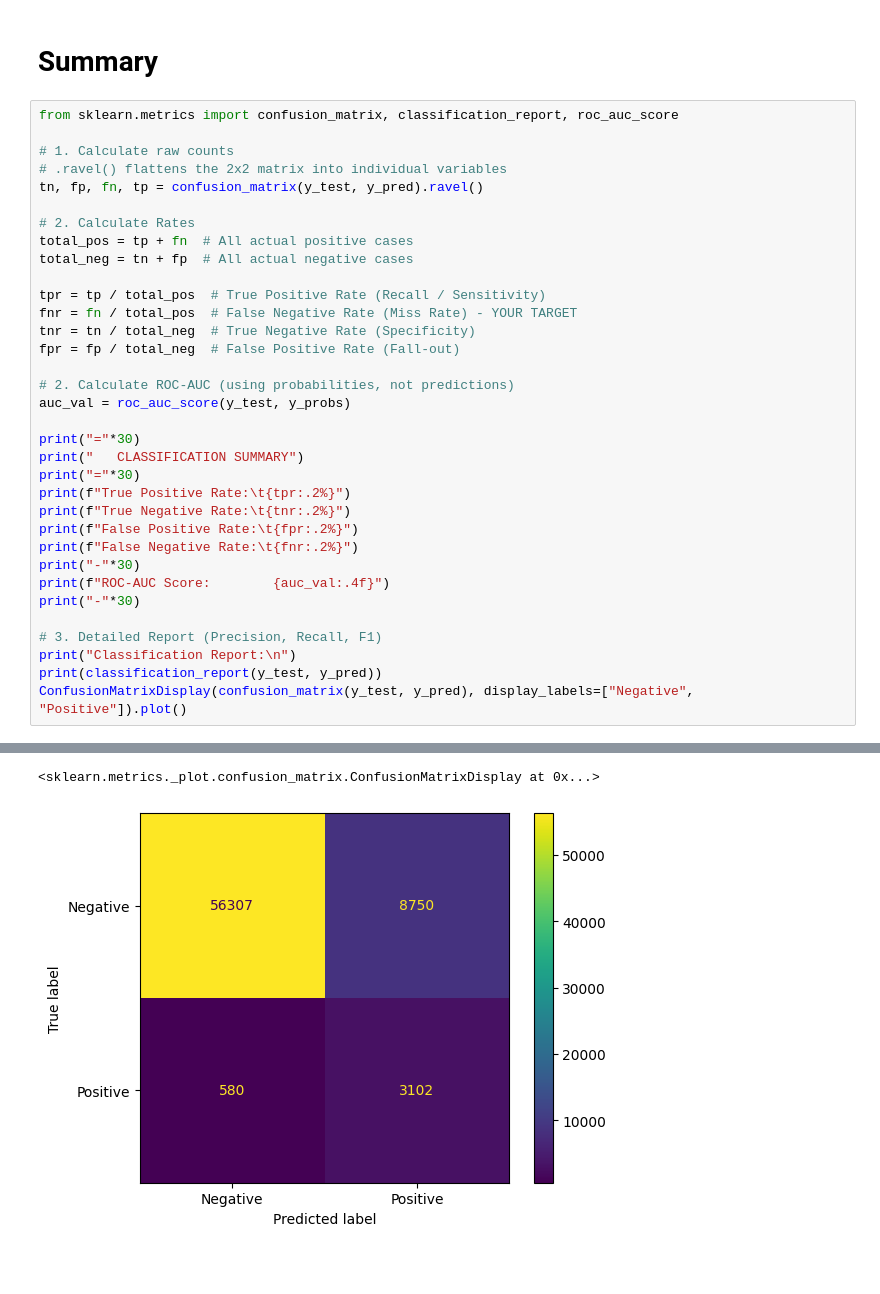
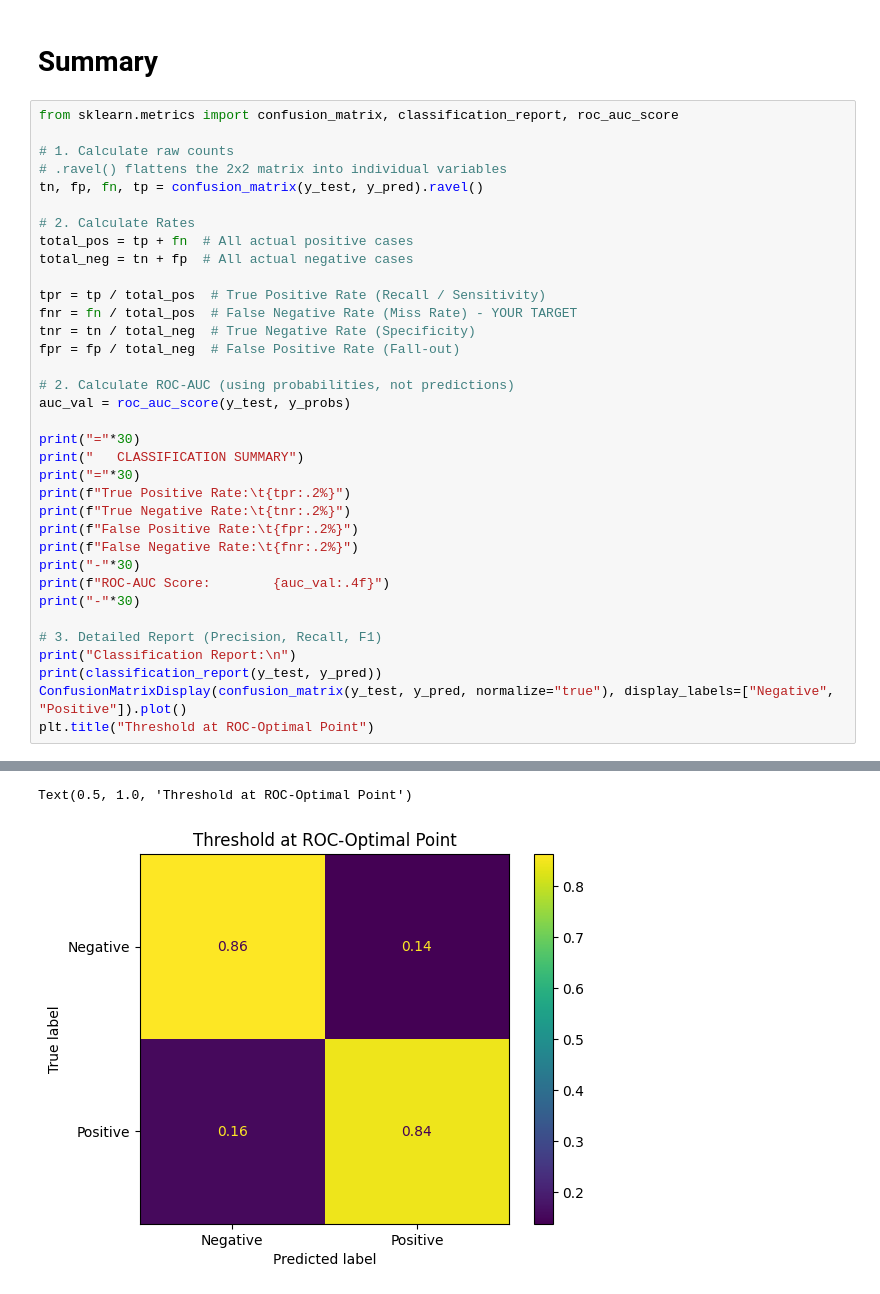
Before and after one commit to imaxseb/hackathon-covid, a Jupyter notebook: model_lightgbm.ipynb, the cells around one changed output, grey strips where cells are left out. Drawn from its saved outputs; the diff is of its cells as text; blank space fills up the shorter version.

```diff
--- a/model_lightgbm.ipynb
+++ b/model_lightgbm.ipynb
@@ -336,7 +374,8 @@ print("-"*30)
 # 3. Detailed Report (Precision, Recall, F1)
 print("Classification Report:\n")
 print(classification_report(y_test, y_pred))
-ConfusionMatrixDisplay(confusion_matrix(y_test, y_pred), display_labels=["Negative", "Positive"]).plot()
+ConfusionMatrixDisplay(confusion_matrix(y_test, y_pred, normalize="true"), display_labels=["Negative", "Positive"]).plot()
+plt.title("Threshold at ROC-Optimal Point")
 # %% [output]
 ==============================
    CLASSIFICATION SUMMARY
@@ -361,3 +400,3 @@ weighted avg       0.95      0.86      0.90     68739
-<sklearn.metrics._plot.confusion_matrix.ConfusionMatrixDisplay at 0x...>
+Text(0.5, 1.0, 'Threshold at ROC-Optimal Point')
-[figure, old version]
+[figure, new version]
 # %%
```
Also changed, not shown: parts of 13 cells of this notebook, 1 other file.
